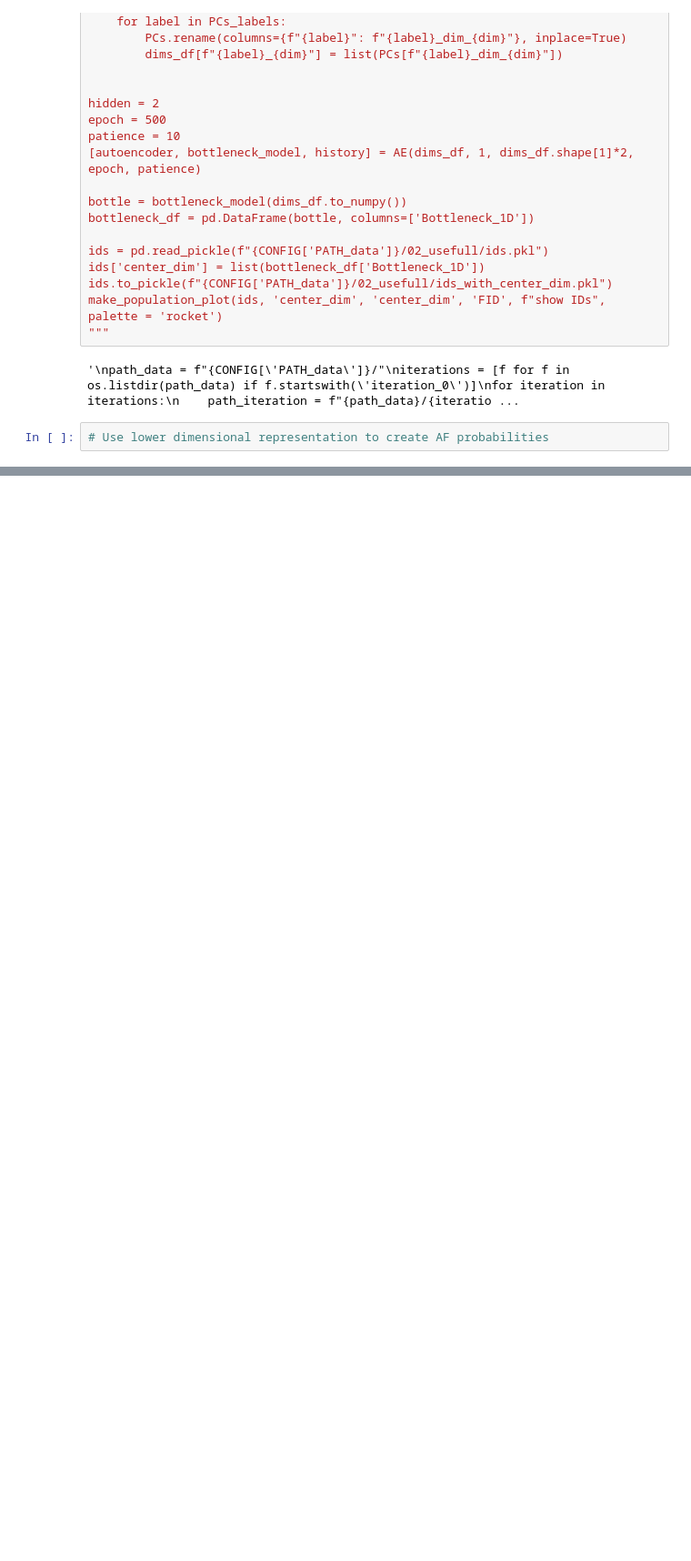
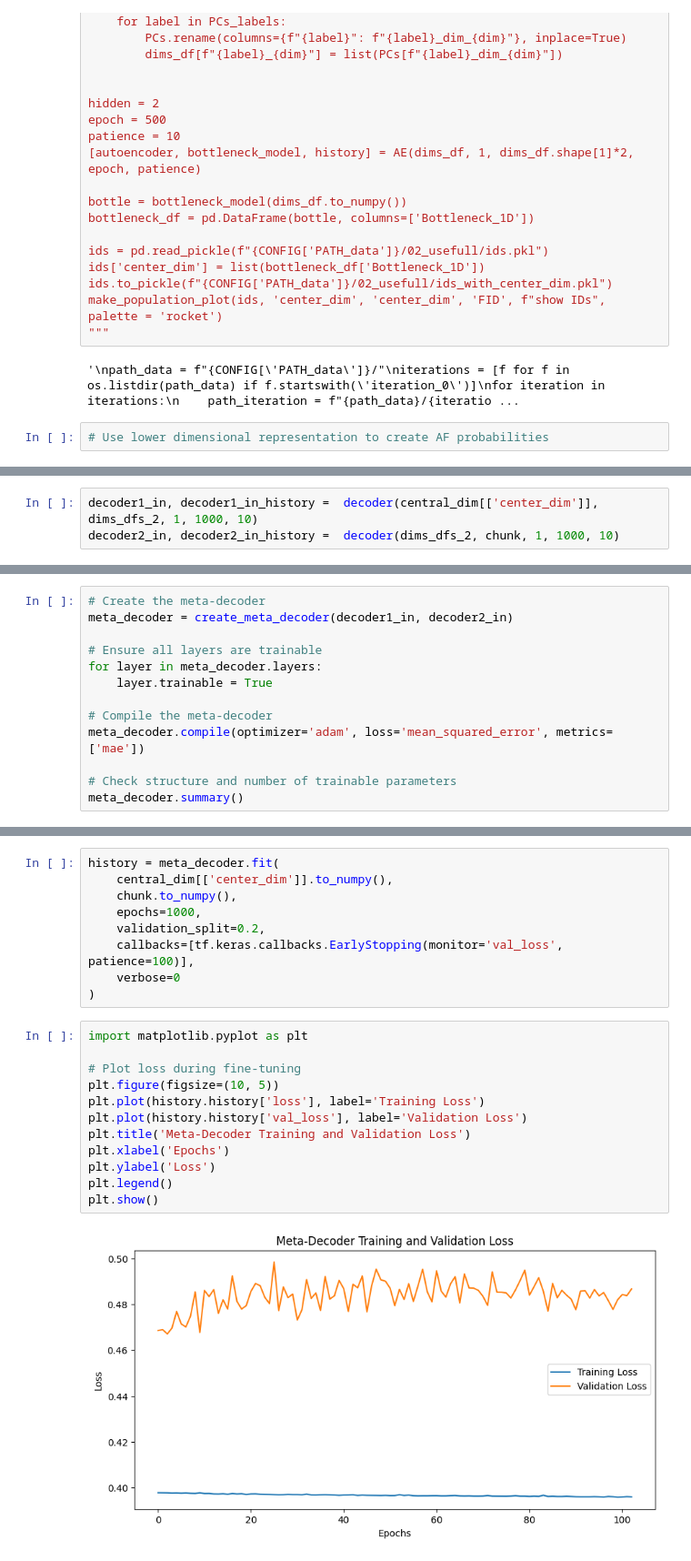
Before and after one commit to mat2m10/pca_projection, a Jupyter notebook: run_test.ipynb, the cells around one changed output, grey strips where cells are left out. Shown: that part at 91% size. Cells and saved outputs as stored; diff of their text form; blank space fills up the shorter version.

```diff
--- a/run_test.ipynb
+++ b/run_test.ipynb
@@ -264,0 +404,3 @@ result
+# %%
+decoder1_in, decoder1_in_history =  decoder(central_dim[['center_dim']], dims_dfs_2, 1, 1000, 10)
+decoder2_in, decoder2_in_history =  decoder(dims_dfs_2, chunk, 1, 1000, 10)
@@ -264,0 +427,13 @@ result
+# %%
+# Create the meta-decoder
+meta_decoder = create_meta_decoder(decoder1_in, decoder2_in)
+
+# Ensure all layers are trainable
+for layer in meta_decoder.layers:
+    layer.trainable = True
+
+# Compile the meta-decoder
+meta_decoder.compile(optimizer='adam', loss='mean_squared_error', metrics=['mae'])
+
+# Check structure and number of trainable parameters
+meta_decoder.summary()
@@ -264,0 +456,23 @@ result
+# %%
+history = meta_decoder.fit(
+    central_dim[['center_dim']].to_numpy(),
+    chunk.to_numpy(),
+    epochs=1000,
+    validation_split=0.2,
+    callbacks=[tf.keras.callbacks.EarlyStopping(monitor='val_loss', patience=100)],
+    verbose=0
+)
+# %%
+import matplotlib.pyplot as plt
+
+# Plot loss during fine-tuning
+plt.figure(figsize=(10, 5))
+plt.plot(history.history['loss'], label='Training Loss')
+plt.plot(history.history['val_loss'], label='Validation Loss')
+plt.title('Meta-Decoder Training and Validation Loss')
+plt.xlabel('Epochs')
+plt.ylabel('Loss')
+plt.legend()
+plt.show()
+# %% [output]
+[figure, added]
```
Also changed, not shown: parts of 26 cells of this notebook.
